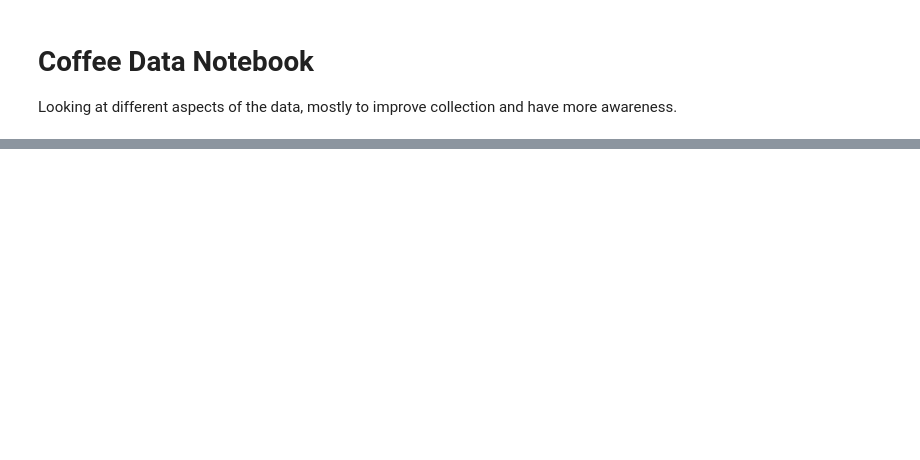
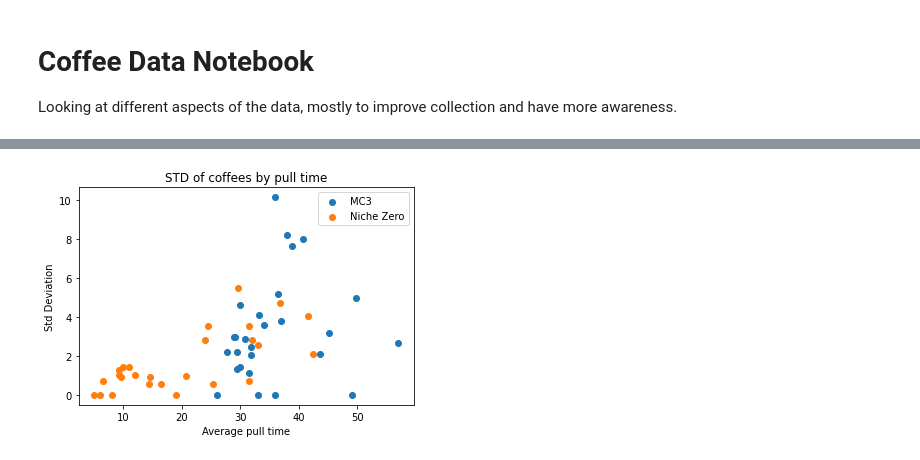
Before and after one commit to badisa/optpresso, a Jupyter notebook: notebooks/coffee-data-notebook.ipynb, the cells around one changed output, grey strips where cells are left out. Saved outputs shown, nothing was run; the diff lists cells and outputs as text; code cells hidden in the pictures; blank space fills up the shorter version.

```diff
--- a/notebooks/coffee-data-notebook.ipynb
+++ b/notebooks/coffee-data-notebook.ipynb
@@ -29,0 +37,28 @@ Spread of all data in /home/badisa/coffee-images/
+# %%
+# Clean up the CSV file, strip out predictions and such.
+df = pd.read_csv(os.path.join(OPTPRESSO_DIR, "..", "data", "coffee-collection.csv"))
+df.columns = df.columns.str.strip().str.lower().str.replace(' ', '').str.replace('(', '').str.replace(')', '')
+df = df[df["grinder"].astype(bool)][df["grindersetting"].astype(bool)]
+invalid_indices = df[df["grinder"] == "None"].index
+df.drop(invalid_indices, inplace=True)
+# %%
+grouped = df.groupby(["grinder", "grindersetting", "coffee"])
+df_mean = grouped.mean()
+df_std = grouped.std().dropna()
+x = defaultdict(list)
+y = defaultdict(list)
+for indice in df_std.index:
+    if indice not in df_mean.index:
+        continue
+    grinder = indice[0]
+    x[grinder].append(df_mean.time[indice])
+    y[grinder].append(df_std.time[indice])
+plt.scatter(x["MC3"], y["MC3"], label="MC3")
+plt.scatter(x["Niche Zero"], y["Niche Zero"], label="Niche Zero")
+plt.xlabel("Average pull time")
+plt.ylabel("Std Deviation")
+plt.title("STD of coffees by pull time")
+plt.legend()
+plt.show()
+# %% [output]
+[figure, added]
```
Also changed, not shown: parts of 5 cells of this notebook, 1 other file.
